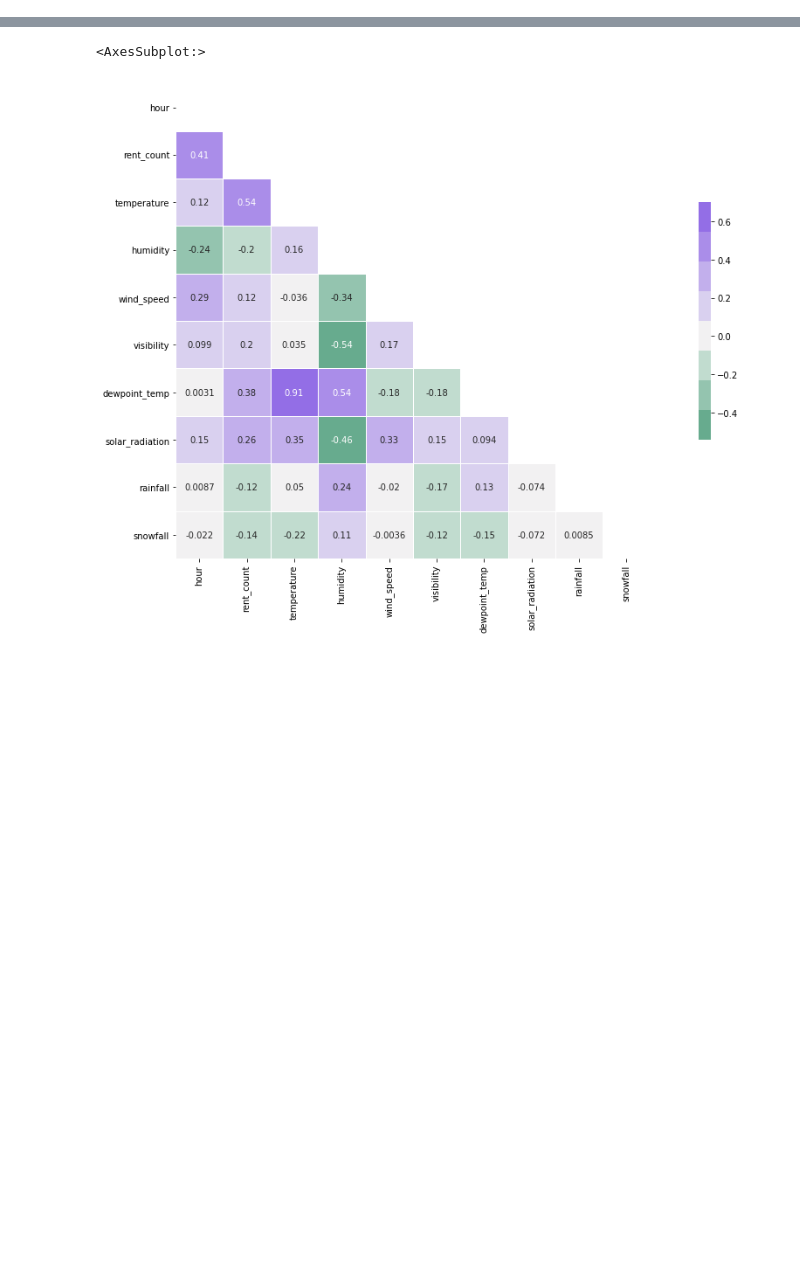
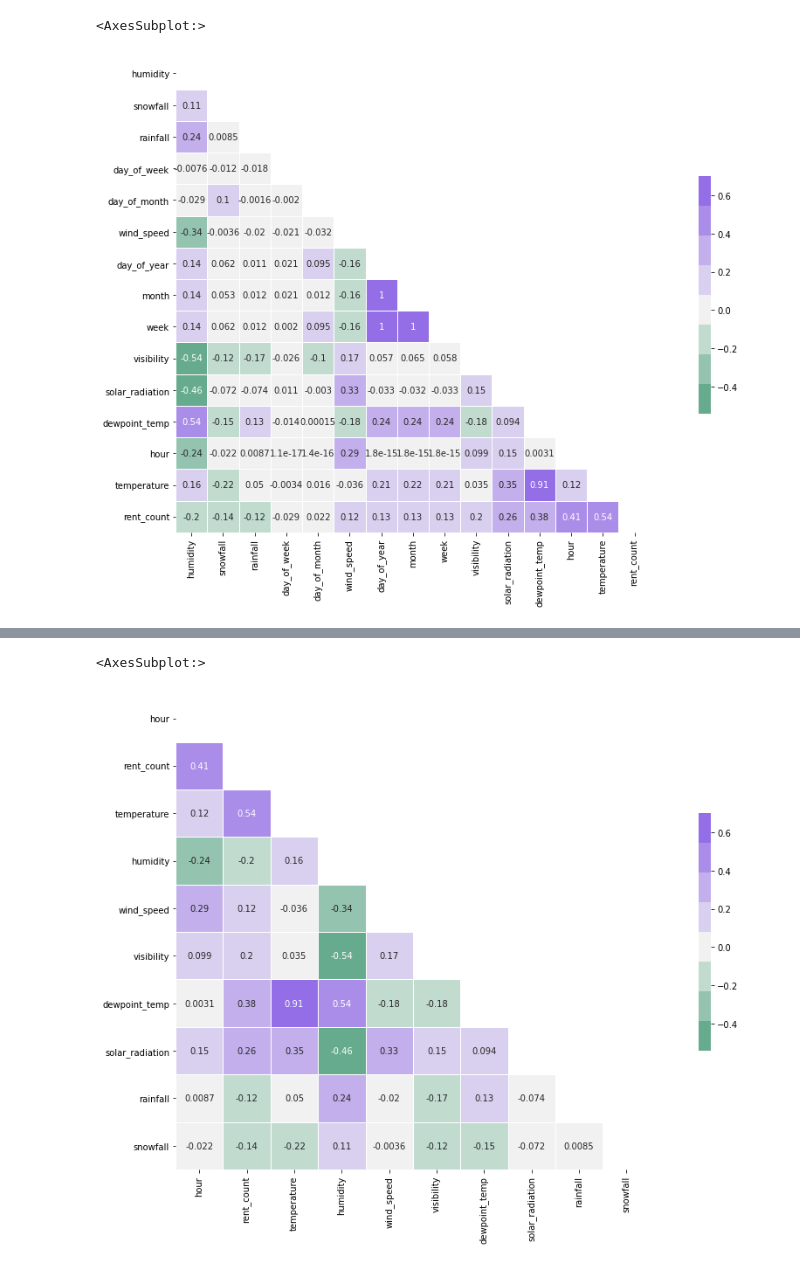
Before and after one commit to Jiian/seoulbike, a Jupyter notebook: data_eda/correlation.ipynb, the cells around one changed output, grey strips where cells are left out. Saved outputs shown, nothing was run; the diff lists cells and outputs as text; code cells hidden in the pictures; blank space fills up the shorter version.

```diff
--- a/data_eda/correlation.ipynb
+++ b/data_eda/correlation.ipynb
@@ -4,3 +7,6 @@ import hierar as HR
 import numpy as np
 import matplotlib.pyplot as plt
 import seaborn as sns
+# %%
+dfr = pd.read_csv('../feature_engineering/seoulDate_dateEngin.csv')
+dfr.head()
@@ -6,0 +30,3 @@ import seaborn as sns
+# %%
+df = dfr.drop(['Unnamed: 0', 'Unnamed: 0.1', 'datetime', 'open', 'dayName_of_week', 'month_name'], axis = 1, inplace = False)
+df.head()
@@ -6,0 +40,17 @@ import seaborn as sns
+# %%
+corr = df.corr()
+cols2 = corr['rent_count']
+cols2.index
+cols = [x for _, x in sorted(zip(cols2.tolist(), cols2.index))]
+
+dfn = df[cols]
+corr2 = dfn.corr()
+# %%
+plt.subplots(figsize=(20, 10))
+cmap = sns.diverging_palette(150, 275, s=80, l=55, n=9)
+mask = np.triu(np.ones_like(corr2, dtype=bool))
+sns.heatmap(corr2, mask=mask,cmap=cmap,vmax =0.7, center=0, annot = True,
+            square=True, linewidths=.5, cbar_kws={"shrink": .5})
+# %% [output]
+<AxesSubplot:>
+[figure, added]
```
Also changed, not shown: parts of 6 cells of this notebook, 4 other files.
